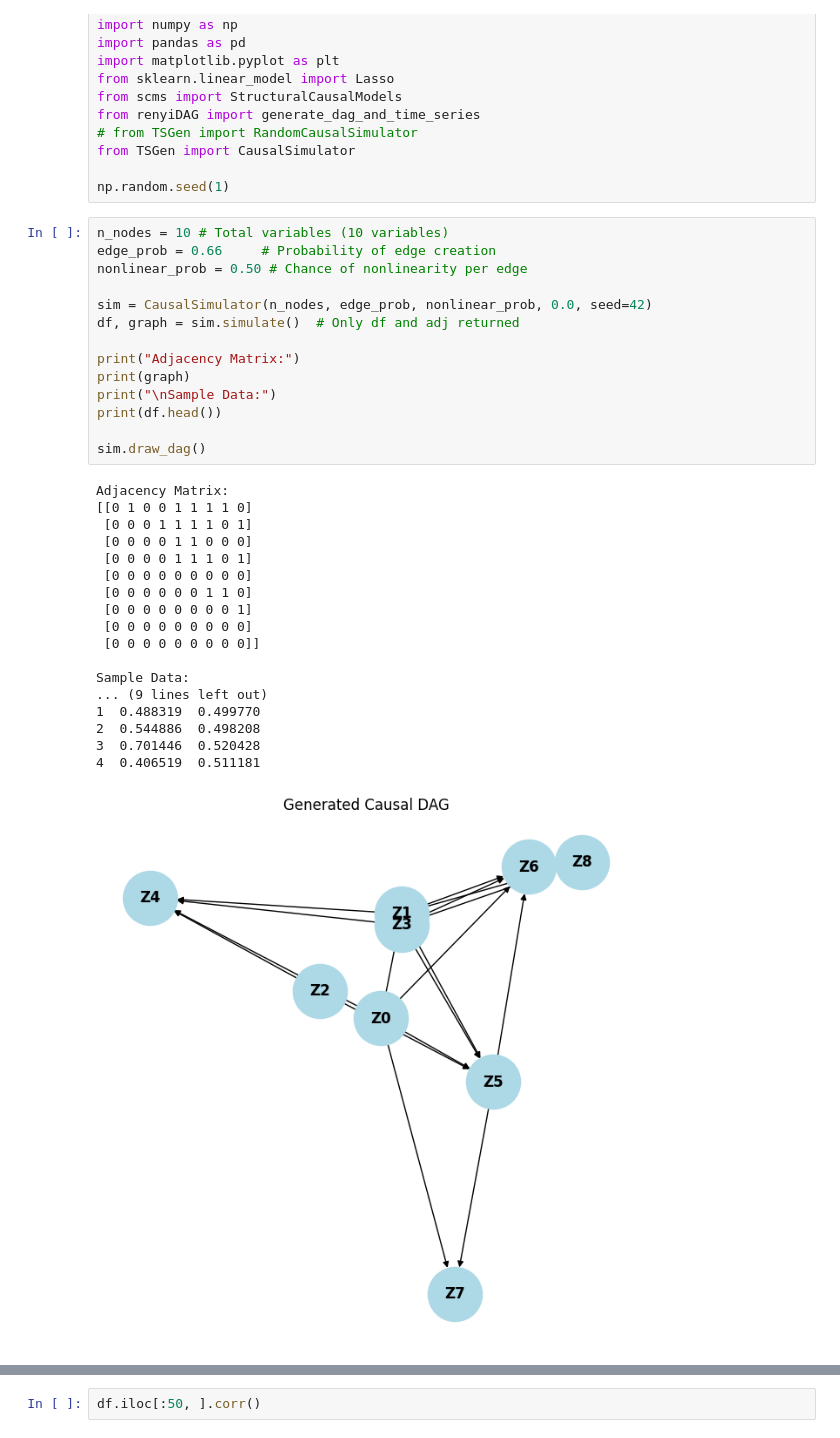
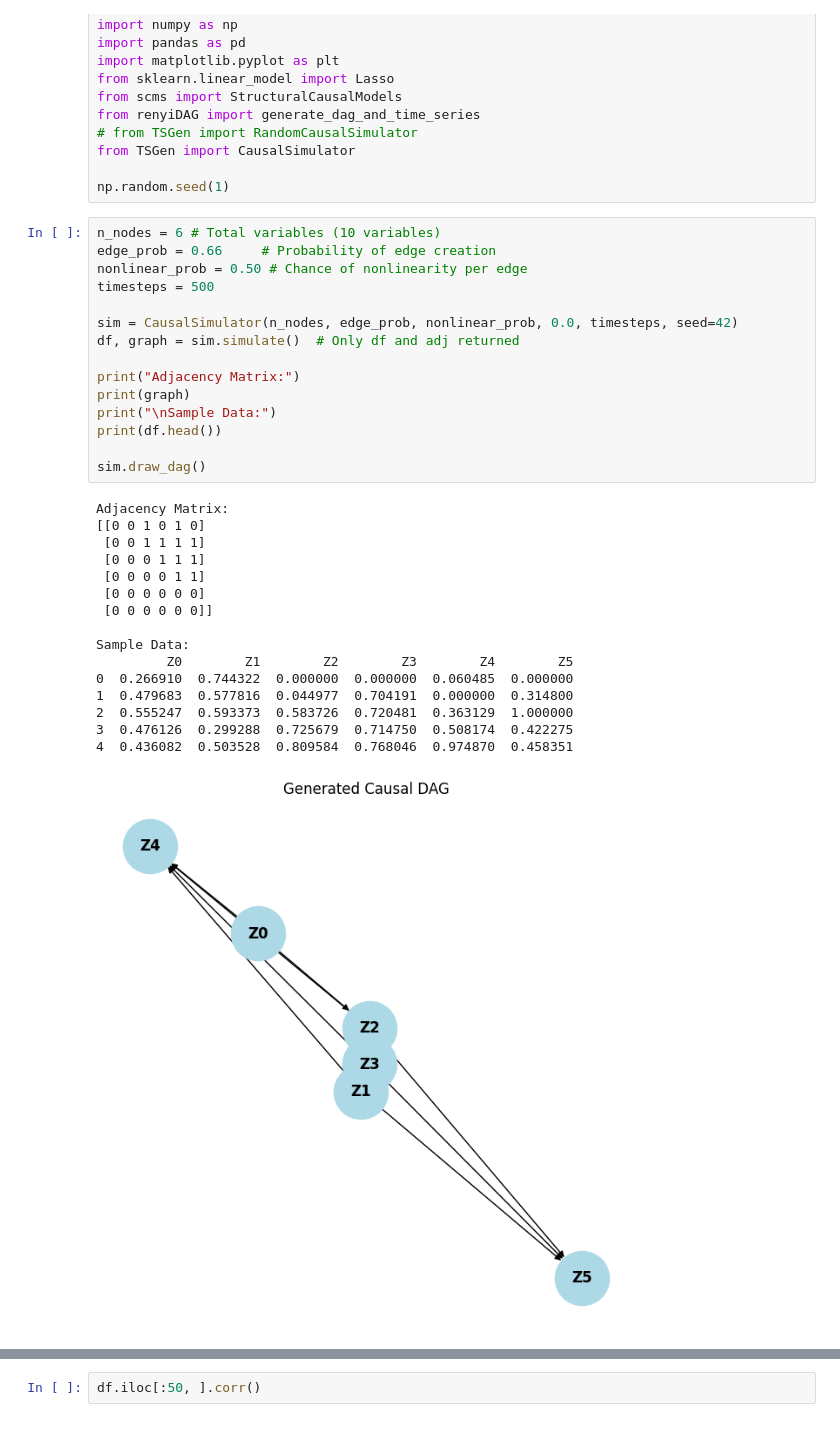
Before and after one commit to wasimahmadpk/cdmi, a Jupyter notebook: src/scms.ipynb, the cells around one changed output, grey strips where cells are left out. Saved outputs shown, nothing was run; the diff lists cells and outputs as text.

```diff
--- a/src/scms.ipynb
+++ b/src/scms.ipynb
@@ -21,38 +21,37 @@ from TSGen import CausalSimulator
 
 np.random.seed(1)
 # %%
-n_nodes = 10 # Total variables (10 variables)
+n_nodes = 6 # Total variables (10 variables)
 edge_prob = 0.66     # Probability of edge creation
 nonlinear_prob = 0.50 # Chance of nonlinearity per edge
+timesteps = 500
 
-sim = CausalSimulator(n_nodes, edge_prob, nonlinear_prob, 0.0, seed=42)
+sim = CausalSimulator(n_nodes, edge_prob, nonlinear_prob, 0.0, timesteps, seed=42)
 df, graph = sim.simulate()  # Only df and adj returned
 
 print("Adjacency Matrix:")
 print(graph)
 print("\nSample Data:")
 print(df.head())
 
 sim.draw_dag()
 # %% [output]
 Adjacency Matrix:
-[[0 1 0 0 1 1 1 1 0]
- [0 0 0 1 1 1 1 0 1]
- [0 0 0 0 1 1 0 0 0]
- [0 0 0 0 1 1 1 0 1]
- [0 0 0 0 0 0 0 0 0]
- [0 0 0 0 0 0 1 1 0]
- [0 0 0 0 0 0 0 0 1]
- [0 0 0 0 0 0 0 0 0]
- [0 0 0 0 0 0 0 0 0]]
+[[0 0 1 0 1 0]
+ [0 0 1 1 1 1]
+ [0 0 0 1 1 1]
+ [0 0 0 0 1 1]
+ [0 0 0 0 0 0]
+ [0 0 0 0 0 0]]
 
 Sample Data:
-... (9 lines left out)
-1  0.488319  0.499770
-2  0.544886  0.498208
-3  0.701446  0.520428
-4  0.406519  0.511181
+         Z0        Z1        Z2        Z3        Z4        Z5
+0  0.266910  0.744322  0.000000  0.000000  0.060485  0.000000
+1  0.479683  0.577816  0.044977  0.704191  0.000000  0.314800
+2  0.555247  0.593373  0.583726  0.720481  0.363129  1.000000
+3  0.476126  0.299288  0.725679  0.714750  0.508174  0.422275
+4  0.436082  0.503528  0.809584  0.768046  0.974870  0.458351
-[figure, old version]
+[figure, new version]
 # %%
 df.iloc[:100, ].plot()
 # %% [output]
```
Also changed, not shown: parts of 1 cell of this notebook, 1 other file.
